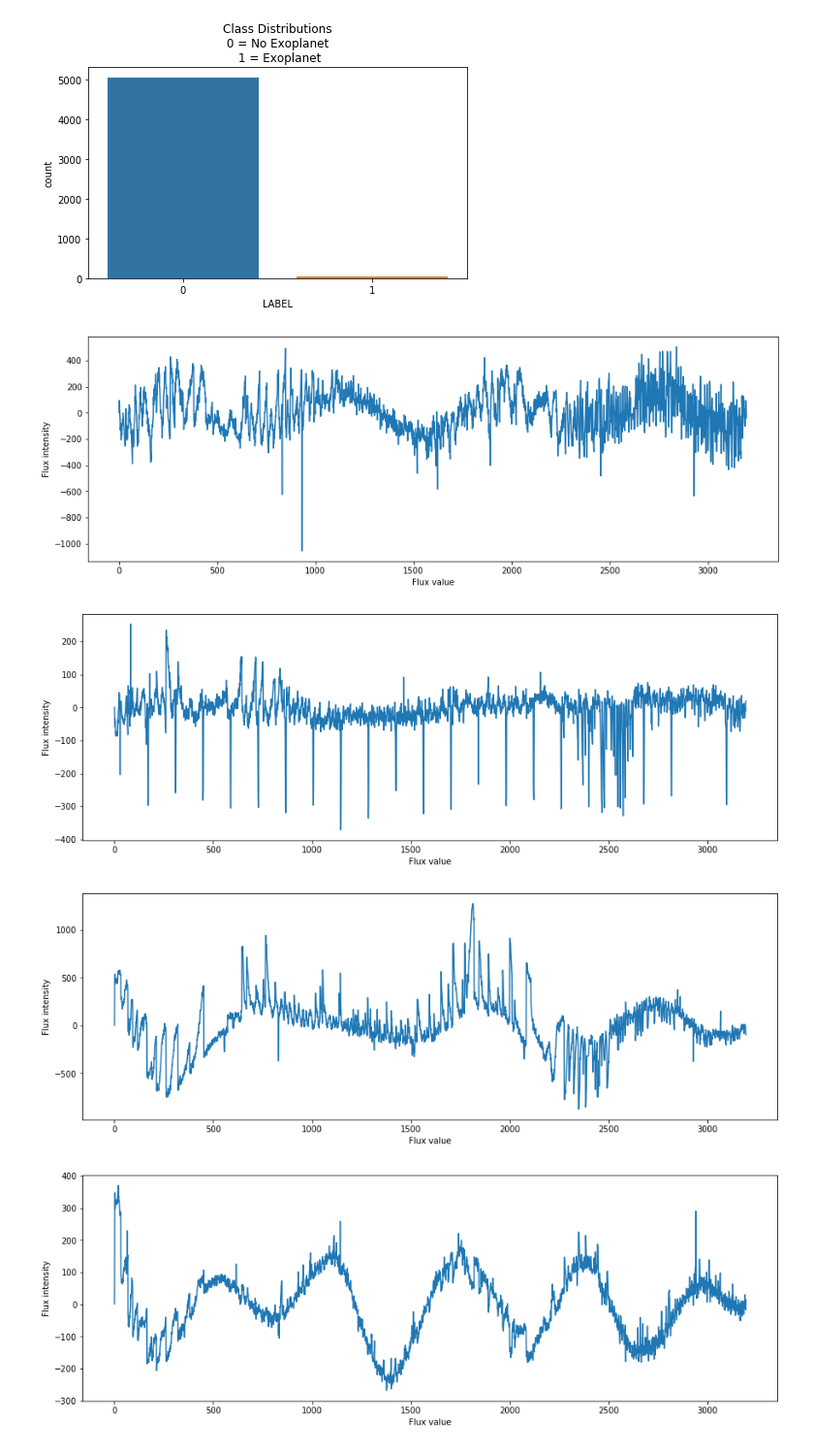
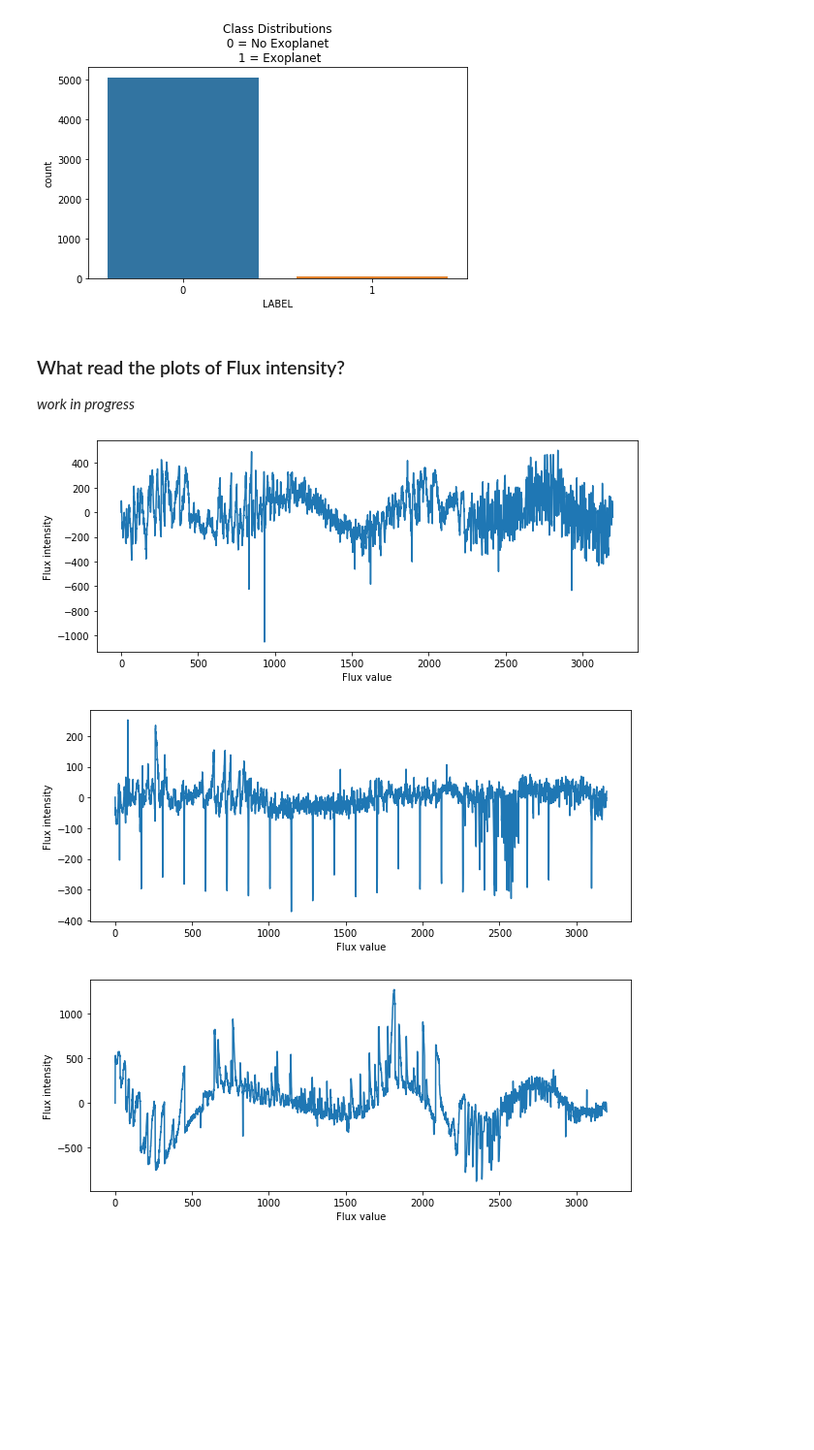
Before and after one commit to AnnaMariaLedwon/Exoplanet, a Jupyter notebook: Exoplanet Hunting Project.ipynb, the cells around one changed output. Shown at 97% size. Drawn from its saved outputs; the diff is of its cells as text; code cells hidden in the pictures; blank space fills up the shorter version.

```diff
--- a/Exoplanet Hunting Project.ipynb
+++ b/Exoplanet Hunting Project.ipynb
@@ -95,18 +100,20 @@ plt.title('Class Distributions\n 0 = No Exoplanet \n 1 = Exoplanet')
 plt.show()
 # %% [output]
 [figure]
+# %% [markdown]
+### What read the plots of Flux intensity?
+*work in progress*
 # %%
-# Spectrum of Flux intensity for first 5 rows from exo_train.csv
-for i in [0,1,2,3,4]:
+# Spectrum of Flux intensity for first 3 rows from exo_train.csv
+for i in [0,1,2]:
     Y = exo_train.iloc[i]
     X = np.arange(len(Y))
-    plt.figure(figsize=(15,5))
+    plt.figure(figsize=(10,4))
     plt.ylabel('Flux intensity')
     plt.xlabel('Flux value')
     plt.plot(X, Y)
     plt.show()
 # %% [output]
-[figure, old version]
+[figure, new version]
-[figure, old version]
+[figure, new version]
-[figure, old version]
+[figure, new version]
-[figure, removed]
```
Also changed, not shown: parts of 4 cells of this notebook.
